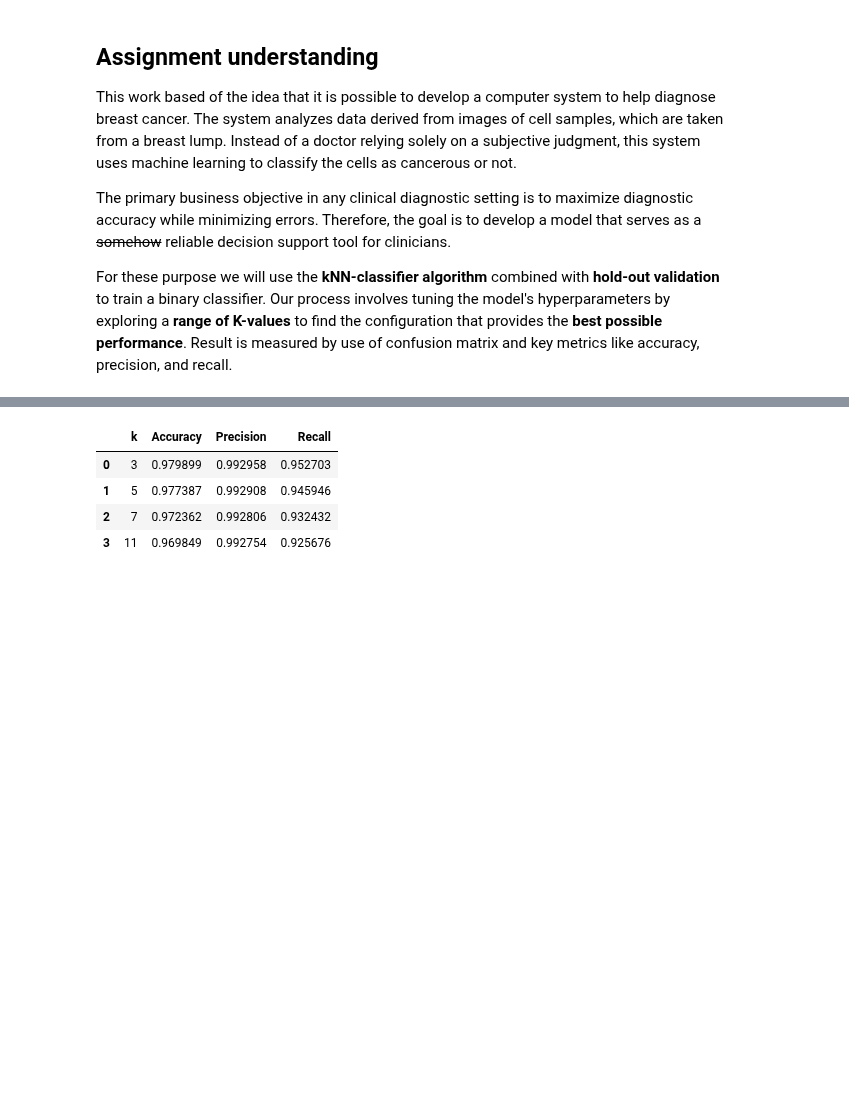
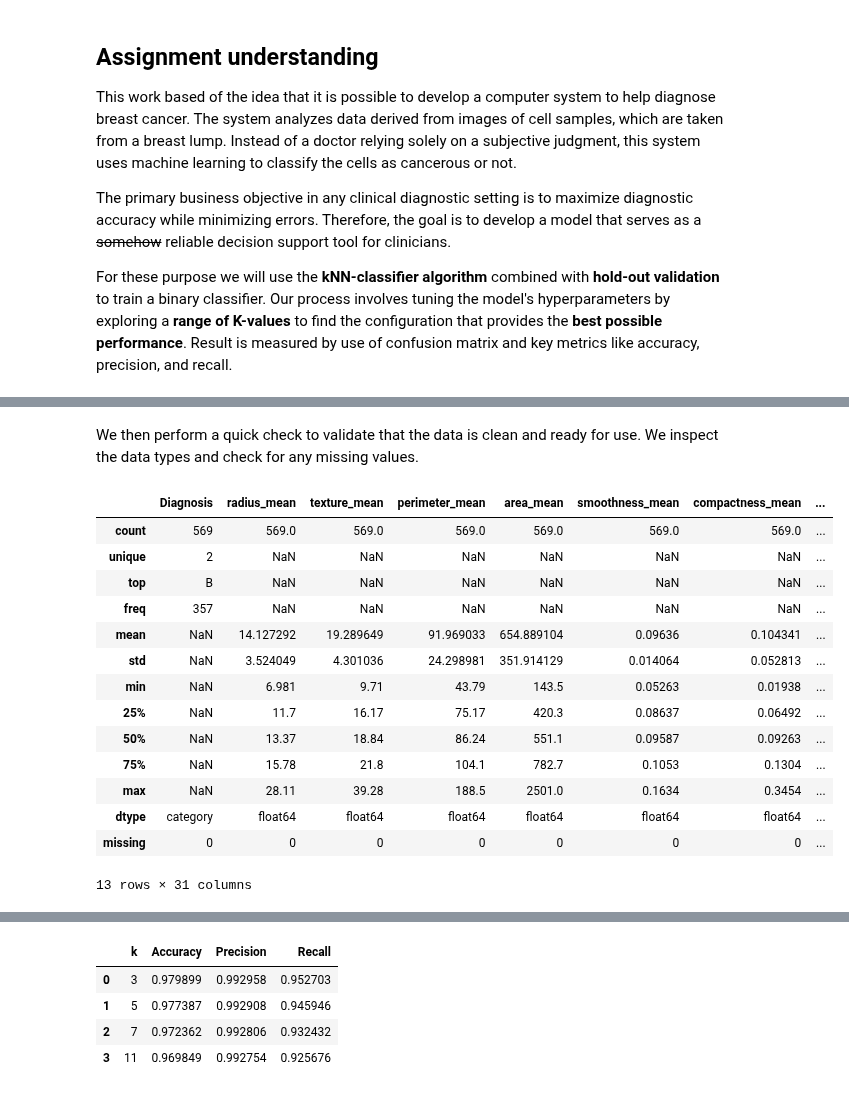
Before and after one commit to Itz-Ezu/DKKO_group6, a Jupyter notebook: knn_classifier/classifierHW.ipynb, the cells around one changed output, grey strips where cells are left out. Saved outputs shown, nothing was run; the diff lists cells and outputs as text; code cells hidden in the pictures; blank space fills up the shorter version.

```diff
--- a/knn_classifier/classifierHW.ipynb
+++ b/knn_classifier/classifierHW.ipynb
@@ -166,0 +105,23 @@ X_test_scaled = scaler.fit_transform(X_test) # scaling test inputs
+# %% [markdown]
+We then perform a quick check to validate that the data is clean and ready for use. We inspect the data types and check for any missing values.
+# %%
+summary = clean_df.describe(include="all").T  # Transpose for better readability
+summary["dtype"] = df.dtypes # adding data types
+summary["missing"] = df.isnull().sum() # adding amount of NaN values
+display(summary.T) # display the "transposed summary"
+# %% [output]
+|  | Diagnosis | radius_mean | texture_mean | perimeter_mean | area_mean | smoothness_mean | compactness_mean | ... |
+| count | 569 | 569.0 | 569.0 | 569.0 | 569.0 | 569.0 | 569.0 | ... |
+| unique | 2 | NaN | NaN | NaN | NaN | NaN | NaN | ... |
+| top | B | NaN | NaN | NaN | NaN | NaN | NaN | ... |
+| freq | 357 | NaN | NaN | NaN | NaN | NaN | NaN | ... |
+| mean | NaN | 14.127292 | 19.289649 | 91.969033 | 654.889104 | 0.09636 | 0.104341 | ... |
+| std | NaN | 3.524049 | 4.301036 | 24.298981 | 351.914129 | 0.014064 | 0.052813 | ... |
+| min | NaN | 6.981 | 9.71 | 43.79 | 143.5 | 0.05263 | 0.01938 | ... |
+| 25% | NaN | 11.7 | 16.17 | 75.17 | 420.3 | 0.08637 | 0.06492 | ... |
+| 50% | NaN | 13.37 | 18.84 | 86.24 | 551.1 | 0.09587 | 0.09263 | ... |
+| 75% | NaN | 15.78 | 21.8 | 104.1 | 782.7 | 0.1053 | 0.1304 | ... |
+| max | NaN | 28.11 | 39.28 | 188.5 | 2501.0 | 0.1634 | 0.3454 | ... |
+| dtype | category | float64 | float64 | float64 | float64 | float64 | float64 | ... |
+| missing | 0 | 0 | 0 | 0 | 0 | 0 | 0 | ... |
+13 rows × 31 columns
```
Also changed, not shown: parts of 17 cells of this notebook.
